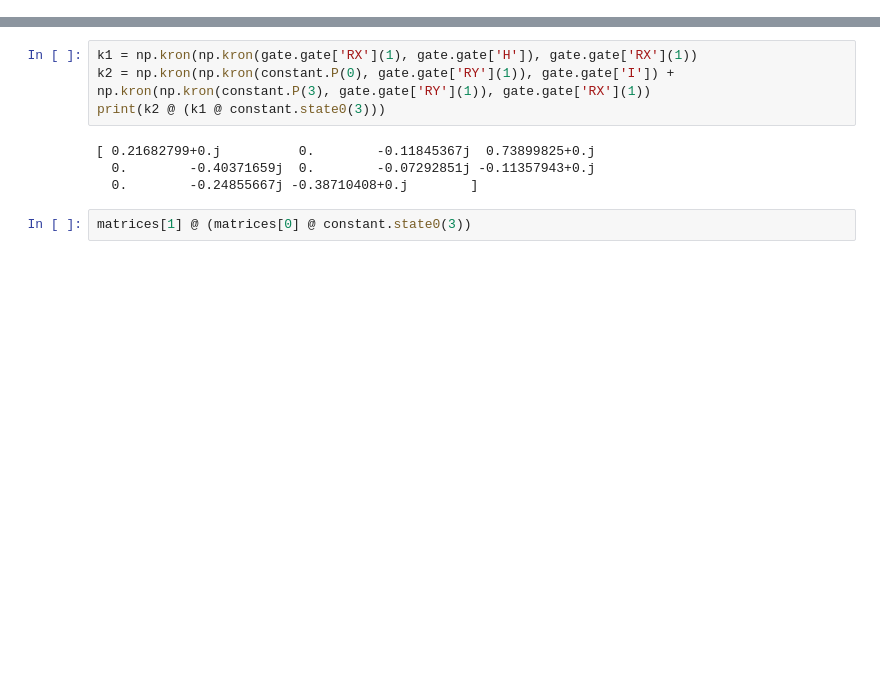
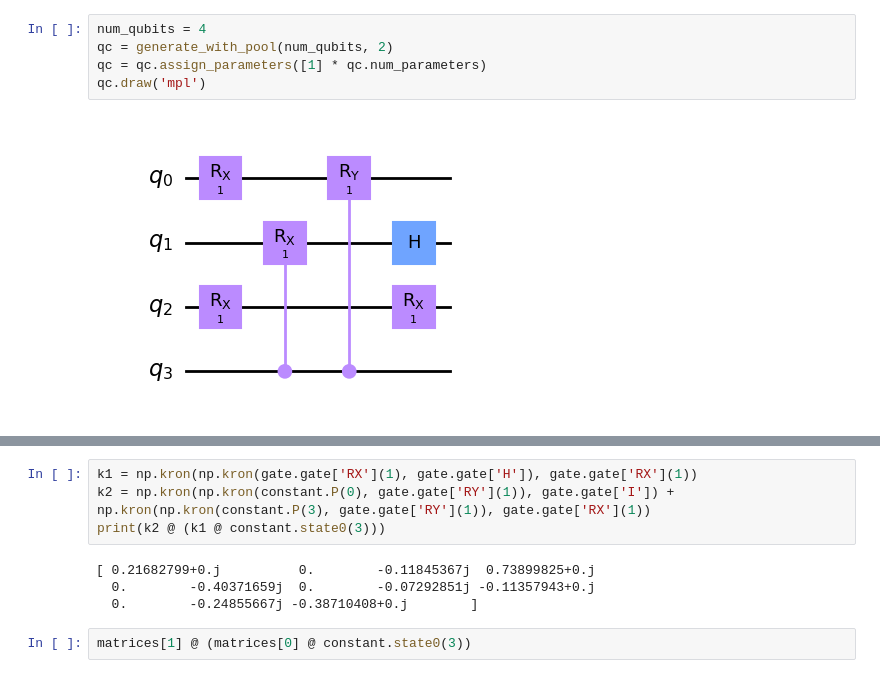
Before and after one commit to Zeusss9/fast-psr, a Jupyter notebook: entry.ipynb, the cells around one changed output, grey strips where cells are left out. Cells and saved outputs as stored; diff of their text form; blank space fills up the shorter version.

```diff
--- a/entry.ipynb
+++ b/entry.ipynb
@@ -187,0 +75,7 @@ test_state = result @ constant.state0(num_qubits)
+# %%
+num_qubits = 4
+qc = generate_with_pool(num_qubits, 2)
+qc = qc.assign_parameters([1] * qc.num_parameters)
+qc.draw('mpl')
+# %% [output]
+[figure, added]
```
Also changed, not shown: parts of 15 cells of this notebook, 18 other files.
